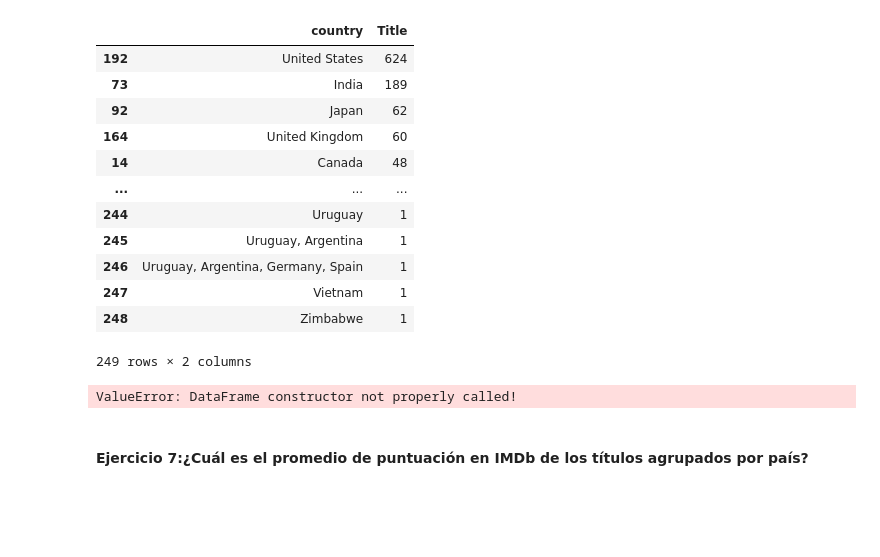
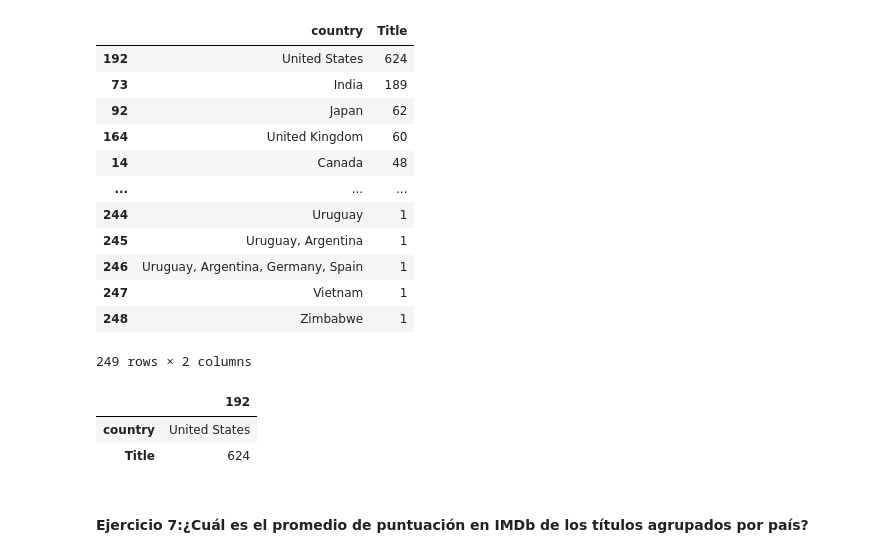
Before and after one commit to JaviG1987/Laboratorio-Python-Groupby-Limpieza, a Jupyter notebook: laboratorio-modulo2-leccion03-groupby.ipynb, the cells around one changed output. Saved outputs shown, nothing was run; the diff lists cells and outputs as text; code cells hidden in the pictures; blank space fills up the shorter version.

```diff
--- a/laboratorio-modulo2-leccion03-groupby.ipynb
+++ b/laboratorio-modulo2-leccion03-groupby.ipynb
@@ -167,7 +167,11 @@ titulos_pais_2020_ordenado
 | 248 | Zimbabwe | 1 |
 249 rows × 2 columns
 # %%
-maximo_titulos_2020 = pd.DataFrame(titulos_pais_2020["Title"].idxmax())
-maximo_titulos_2020
+maximo_titulos_2020 = titulos_pais_2020_ordenado["Title"].idxmax()
+fila_max = titulos_pais_2020_ordenado.loc[maximo_titulos_2020]
+df_maximo_titulos_2020 = pd.DataFrame(fila_max)
+df_maximo_titulos_2020
 # %% [output]
-ValueError: DataFrame constructor not properly called!
+|  | 192 |
+| country | United States |
+| Title | 624 |
```
Also changed, not shown: parts of 3 cells of this notebook, 1 other file.
